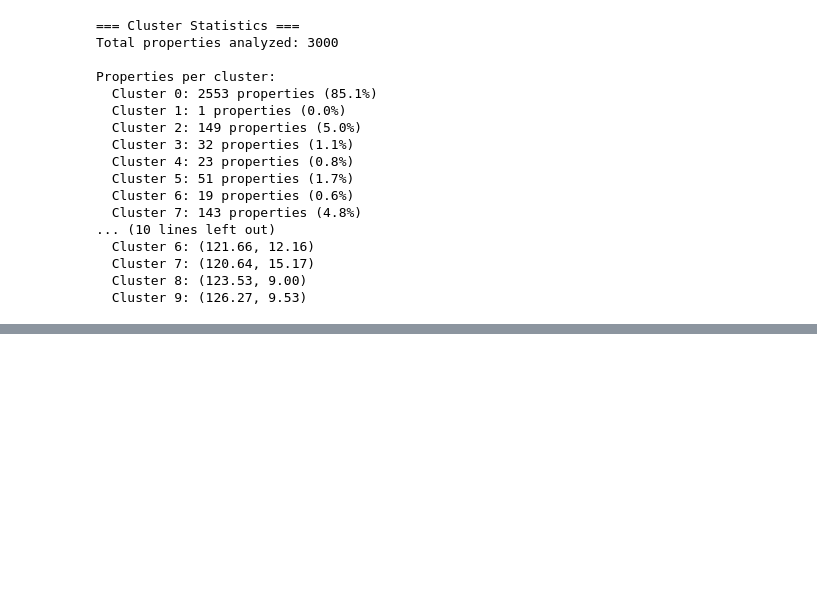
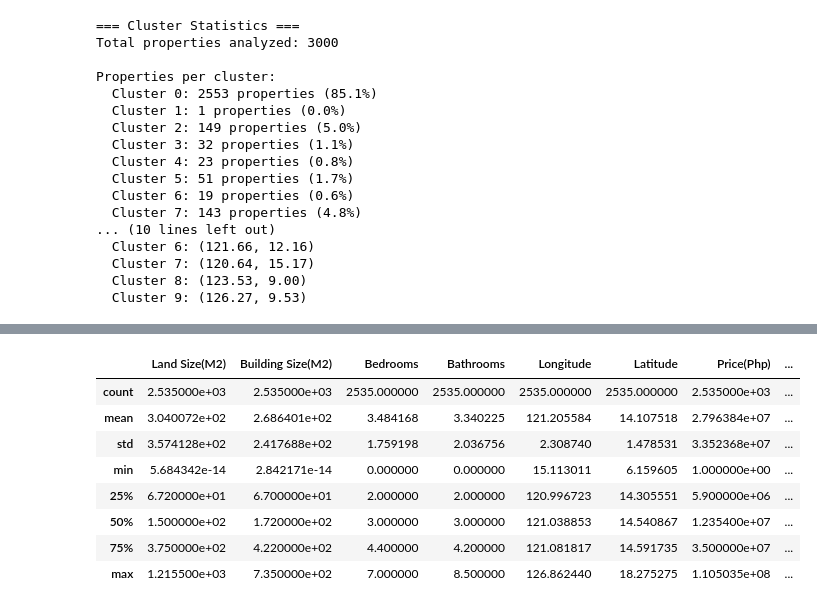
Before and after one commit to MJTeopaco/IS_Machine_Learning, a Jupyter notebook: Real_State/05_Act_Regression_Group_7.ipynb, the cells around one changed output, grey strips where cells are left out. Saved outputs shown, nothing was run; the diff lists cells and outputs as text; code cells hidden in the pictures; blank space fills up the shorter version.

Commit message:
modified: finished Data Cleaning and EDA in progress. cleaned csv file can be use now in later steps.

```diff
--- a/Real_State/05_Act_Regression_Group_7.ipynb
+++ b/Real_State/05_Act_Regression_Group_7.ipynb
@@ -485,0 +550,6 @@ Properties per cluster:
+# %%
+# loading final cleaned DataFrame
+cleaned_df = pd.read_csv('cleaned_real_estate_data.csv')
+
+# Displaying the information about the cleaned DataFrame
+cleaned_df.info()
@@ -485,0 +574,12 @@ Properties per cluster:
+# %%
+cleaned_df.describe()
+# %% [output]
+|  | Land Size(M2) | Building Size(M2) | Bedrooms | Bathrooms | Longitude | Latitude | Price(Php) | ... |
+| count | 2.535000e+03 | 2.535000e+03 | 2535.000000 | 2535.000000 | 2535.000000 | 2535.000000 | 2.535000e+03 | ... |
+| mean | 3.040072e+02 | 2.686401e+02 | 3.484168 | 3.340225 | 121.205584 | 14.107518 | 2.796384e+07 | ... |
+| std | 3.574128e+02 | 2.417688e+02 | 1.759198 | 2.036756 | 2.308740 | 1.478531 | 3.352368e+07 | ... |
+| min | 5.684342e-14 | 2.842171e-14 | 0.000000 | 0.000000 | 15.113011 | 6.159605 | 1.000000e+00 | ... |
+| 25% | 6.720000e+01 | 6.700000e+01 | 2.000000 | 2.000000 | 120.996723 | 14.305551 | 5.900000e+06 | ... |
+| 50% | 1.500000e+02 | 1.720000e+02 | 3.000000 | 3.000000 | 121.038853 | 14.540867 | 1.235400e+07 | ... |
+| 75% | 3.750000e+02 | 4.220000e+02 | 4.400000 | 4.200000 | 121.081817 | 14.591735 | 3.500000e+07 | ... |
+| max | 1.215500e+03 | 7.350000e+02 | 7.000000 | 8.500000 | 126.862440 | 18.275275 | 1.105035e+08 | ... |
```
Also changed, not shown: parts of 23 cells of this notebook, 4 other files.
